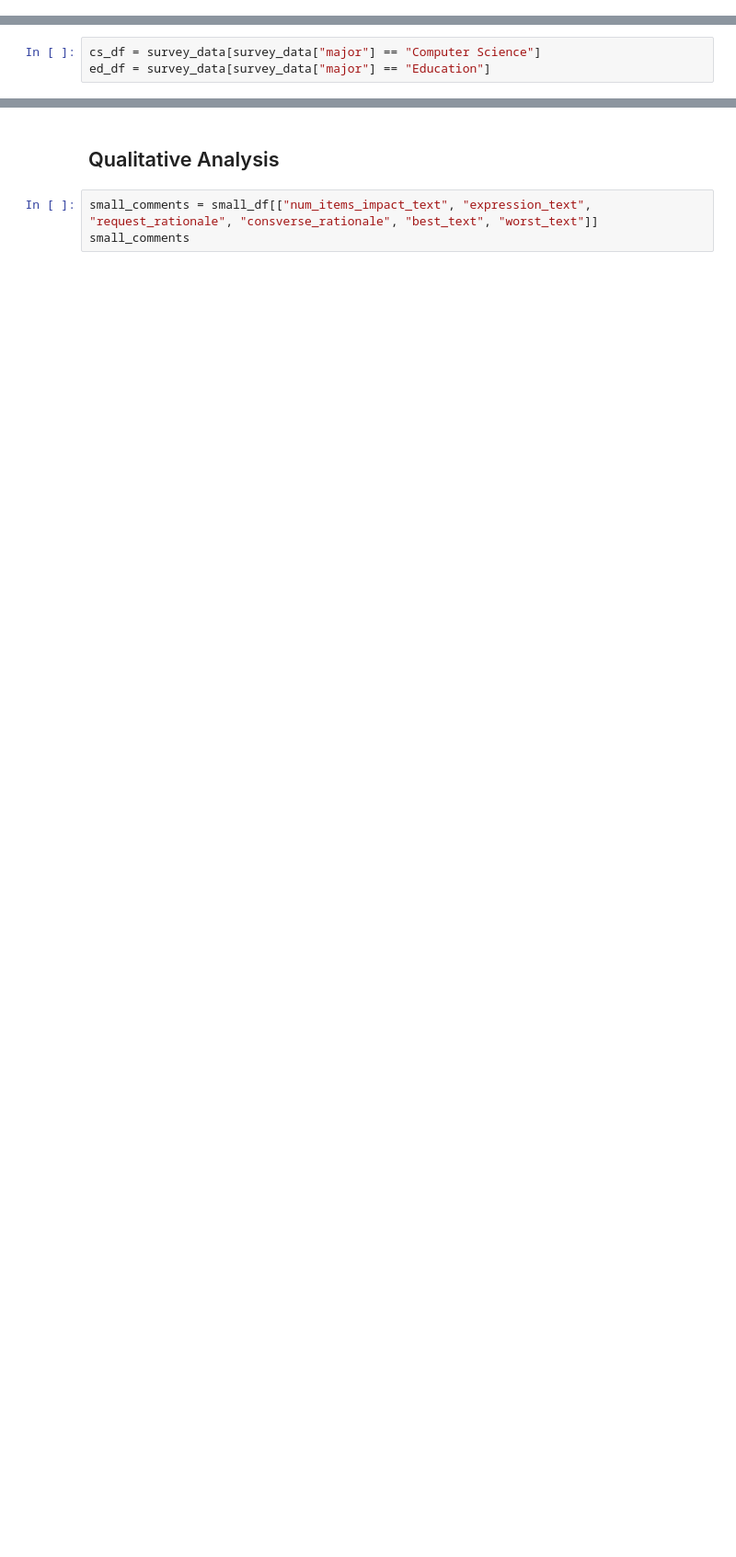
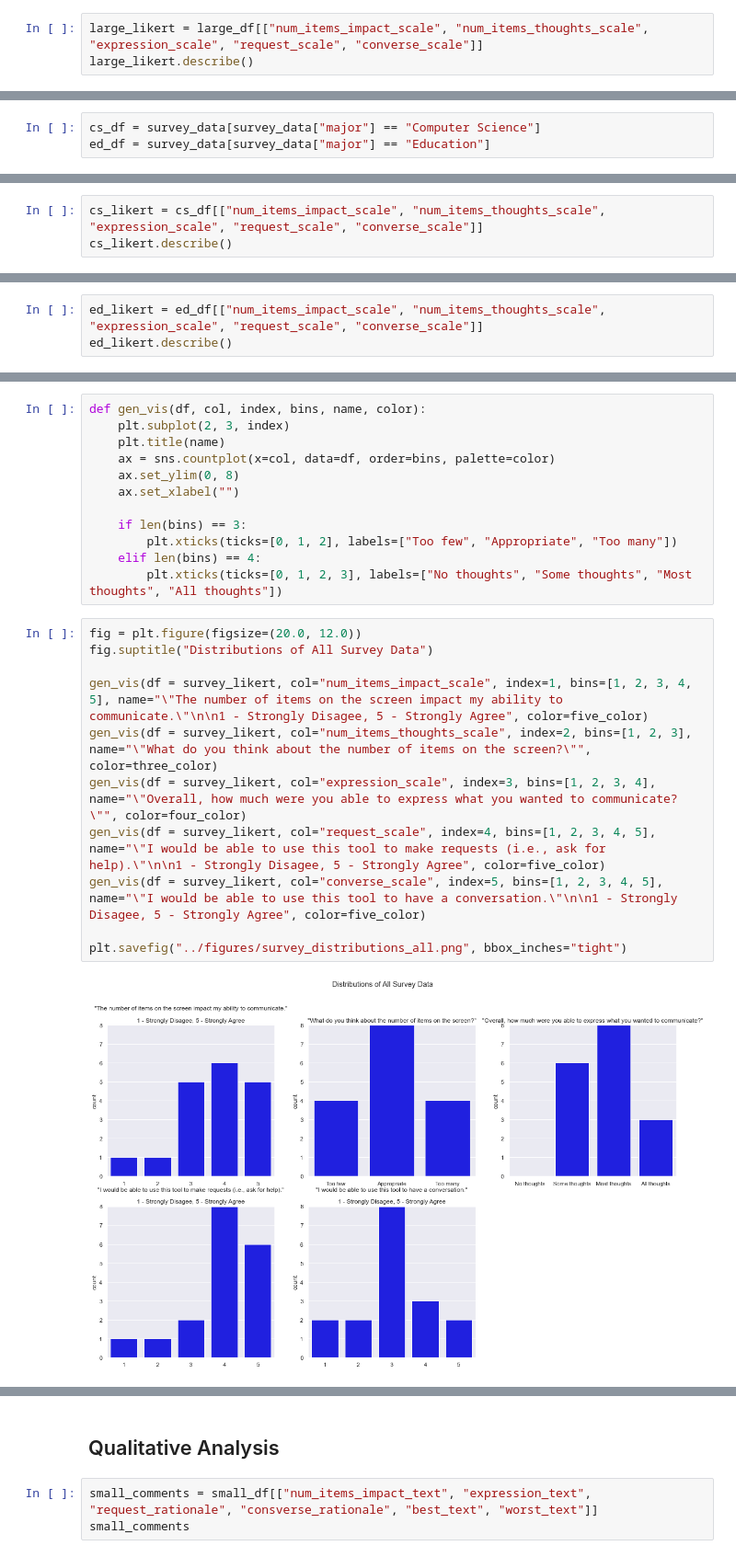
Before and after one commit to BladeF/Thesis-Data-Analysis, a Jupyter notebook: notebooks/survey_analysis.ipynb, the cells around one changed output, grey strips where cells are left out. Shown: that part at 92% size. Saved outputs shown, nothing was run; the diff lists cells and outputs as text; blank space fills up the shorter version.

```diff
--- a/notebooks/survey_analysis.ipynb
+++ b/notebooks/survey_analysis.ipynb
@@ -89,0 +84,3 @@ large_df.describe()
+# %%
+large_likert = large_df[["num_items_impact_scale", "num_items_thoughts_scale", "expression_scale", "request_scale", "converse_scale"]]
+large_likert.describe()
@@ -145,0 +129,3 @@ ed_df.describe()
+# %%
+cs_likert = cs_df[["num_items_impact_scale", "num_items_thoughts_scale", "expression_scale", "request_scale", "converse_scale"]]
+cs_likert.describe()
@@ -145,0 +142,3 @@ ed_df.describe()
+# %%
+ed_likert = ed_df[["num_items_impact_scale", "num_items_thoughts_scale", "expression_scale", "request_scale", "converse_scale"]]
+ed_likert.describe()
@@ -160,0 +172,25 @@ Column: converse_scale
+# %%
+def gen_vis(df, col, index, bins, name, color):
+    plt.subplot(2, 3, index)
+    plt.title(name)
+    ax = sns.countplot(x=col, data=df, order=bins, palette=color)
+    ax.set_ylim(0, 8)
+    ax.set_xlabel("")
+
+    if len(bins) == 3:
+        plt.xticks(ticks=[0, 1, 2], labels=["Too few", "Appropriate", "Too many"])
+    elif len(bins) == 4:
+        plt.xticks(ticks=[0, 1, 2, 3], labels=["No thoughts", "Some thoughts", "Most thoughts", "All thoughts"])
+# %%
+fig = plt.figure(figsize=(20.0, 12.0))
+fig.suptitle("Distributions of All Survey Data")
+
+gen_vis(df = survey_likert, col="num_items_impact_scale", index=1, bins=[1, 2, 3, 4, 5], name="\"The number of items on the screen impact my ability to communicate.\"\n\n1 - Strongly Disagee, 5 - Strongly Agree", color=five_color)
+gen_vis(df = survey_likert, col="num_items_thoughts_scale", index=2, bins=[1, 2, 3], name="\"What do you think about the number of items on the screen?\"", color=three_color)
+gen_vis(df = survey_likert, col="expression_scale", index=3, bins=[1, 2, 3, 4], name="\"Overall, how much were you able to express what you wanted to communicate?\"", color=four_color)
+gen_vis(df = survey_likert, col="request_scale", index=4, bins=[1, 2, 3, 4, 5], name="\"I would be able to use this tool to make requests (i.e., ask for help).\"\n\n1 - Strongly Disagee, 5 - Strongly Agree", color=five_color)
+gen_vis(df = survey_likert, col="converse_scale", index=5, bins=[1, 2, 3, 4, 5], name="\"I would be able to use this tool to have a conversation.\"\n\n1 - Strongly Disagee, 5 - Strongly Agree", color=five_color)
+
+plt.savefig("../figures/survey_distributions_all.png", bbox_inches="tight")
+# %% [output]
+[figure, added]
```
Also changed, not shown: parts of 20 cells of this notebook, 8 other files.
